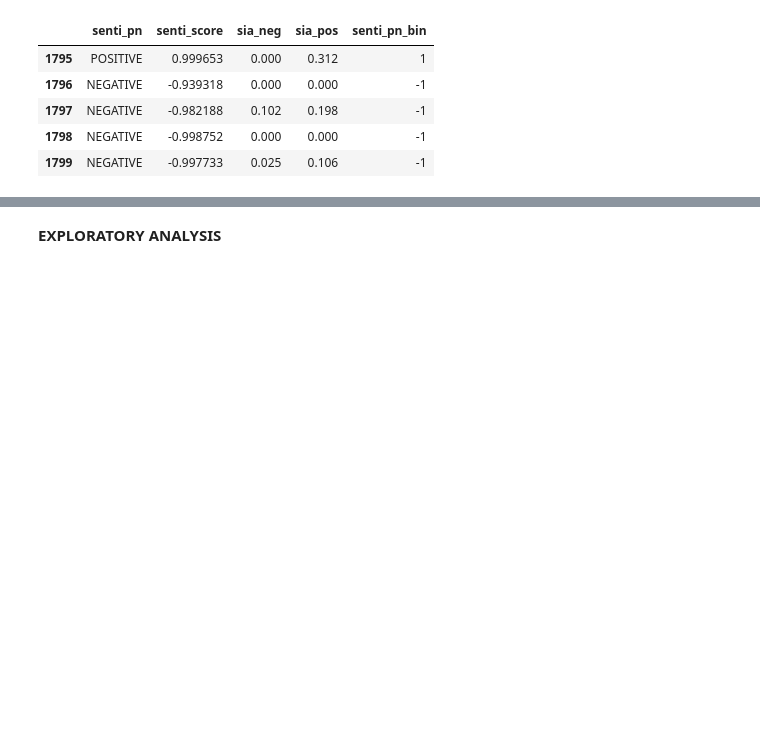
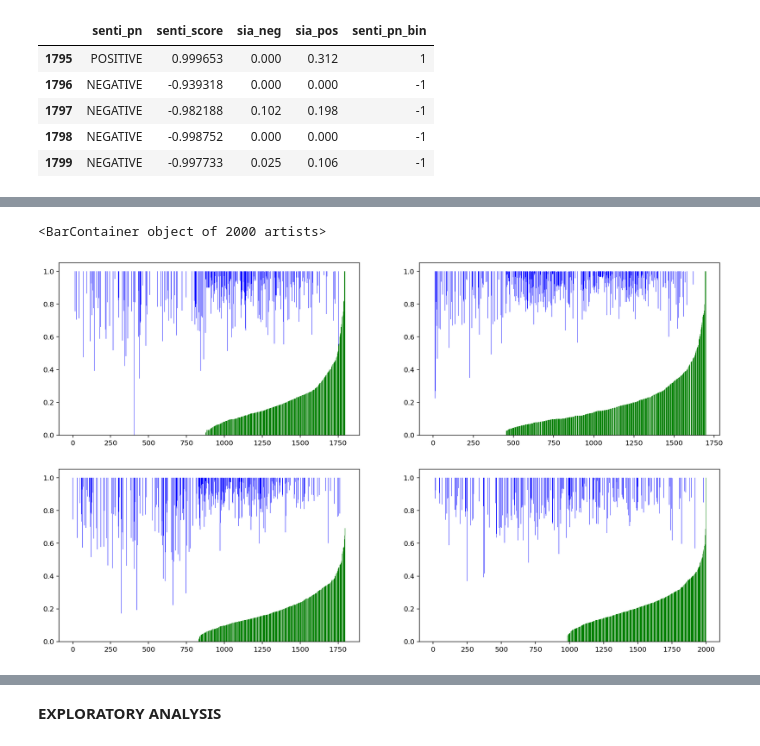
Before and after one commit to Marrrta/nlp_author_gender, a Jupyter notebook: Project_3-MartaLew-gender.ipynb, the cells around one changed output, grey strips where cells are left out. Drawn from its saved outputs; the diff is of its cells as text; code cells hidden in the pictures; blank space fills up the shorter version.

```diff
--- a/Project_3-MartaLew-gender.ipynb
+++ b/Project_3-MartaLew-gender.ipynb
@@ -350,0 +385,21 @@ AM_posts_df.tail().iloc[:,-5:]
+# %%
+plt.figure(figsize=(17,10))
+plt.subplot(2,2,1)
+plt.bar(range(len(AM_comments_df)),AM_comments_df['sia_pos'], color = 'green')
+plt.bar(range(len(AM_comments_df)),AM_comments_df['sia_neu'],bottom = AM_comments_df['sia_pos'], color = 'white')
+plt.bar(range(len(AM_comments_df)),AM_comments_df['sia_neg'], bottom = AM_comments_df['sia_pos'] + AM_comments_df['sia_neu'], color = 'blue')
+plt.subplot(2,2,2)
+plt.bar(range(len(AW_comments_df)),AW_comments_df['sia_pos'], color = 'green')
+plt.bar(range(len(AW_comments_df)),AW_comments_df['sia_neu'],bottom = AW_comments_df['sia_pos'], color = 'white')
+plt.bar(range(len(AW_comments_df)),AW_comments_df['sia_neg'], bottom = AW_comments_df['sia_pos'] + AW_comments_df['sia_neu'], color = 'blue');
+plt.subplot(2,2,3)
+plt.bar(range(len(AM_posts_df)),AM_posts_df['sia_pos'], color = 'green')
+plt.bar(range(len(AM_posts_df)),AM_posts_df['sia_neu'],bottom = AM_posts_df['sia_pos'], color = 'white')
+plt.bar(range(len(AM_posts_df)),AM_posts_df['sia_neg'], bottom = AM_posts_df['sia_pos'] + AM_posts_df['sia_neu'], color = 'blue')
+plt.subplot(2,2,4)
+plt.bar(range(len(AW_posts_df)),AW_posts_df['sia_pos'], color = 'green')
+plt.bar(range(len(AW_posts_df)),AW_posts_df['sia_neu'], bottom = AW_posts_df['sia_pos'], color = 'white')
+plt.bar(range(len(AW_posts_df)),AW_posts_df['sia_neg'], bottom = AW_posts_df['sia_pos'] + AW_posts_df['sia_neu'], color = 'blue')
+# %% [output]
+<BarContainer object of 2000 artists>
+[figure, added]
```
Also changed, not shown: parts of 34 cells of this notebook, 4 other files.
